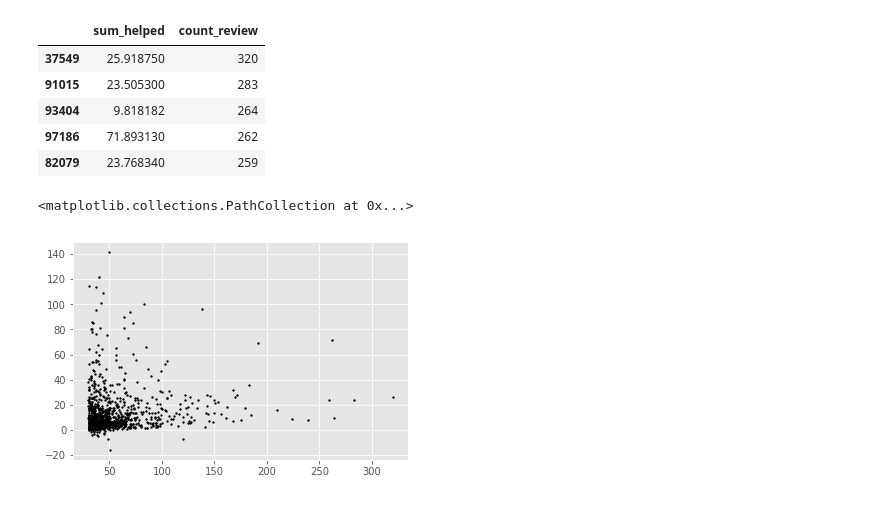
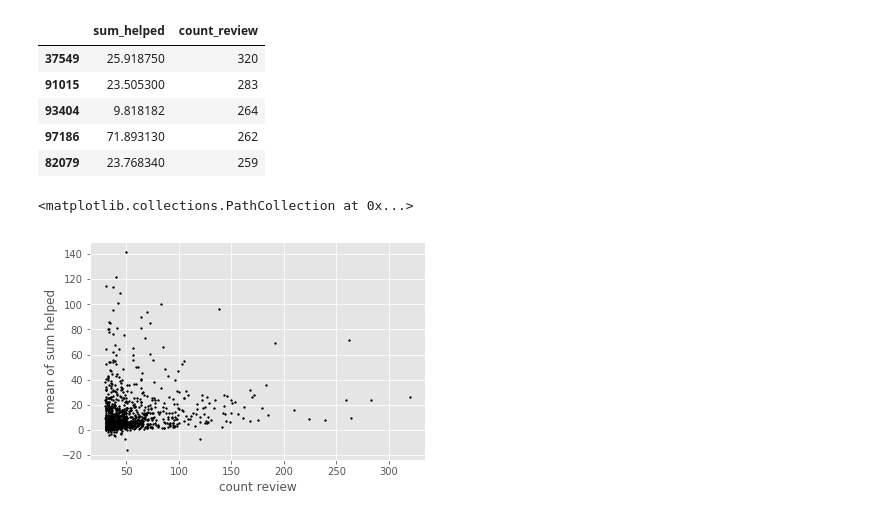
Before and after one commit to PattarapornH/mining-project, a Jupyter notebook: kMeans.ipynb, the cells around one changed output. Saved outputs shown, nothing was run; the diff lists cells and outputs as text; code cells hidden in the pictures.

```diff
--- a/kMeans.ipynb
+++ b/kMeans.ipynb
@@ -71,12 +71,14 @@ top1000.head()
 # %%
 # Getting the values and plotting it
 f1 = top1000['count_review'].values
 f2 = top1000['sum_helped'].values
 X = np.array(list(zip(f1, f2)))
+plt.xlabel('count review')
+plt.ylabel('mean of sum helped')
 plt.scatter(f1, f2, c='black', s=3)
 # %% [output]
 <matplotlib.collections.PathCollection at 0x...>
-[figure, old version]
+[figure, new version]
 # %%
 # euclid1ean distance
 def dist(a, b, ax=1):
```
Also changed, not shown: parts of 3 cells of this notebook.
